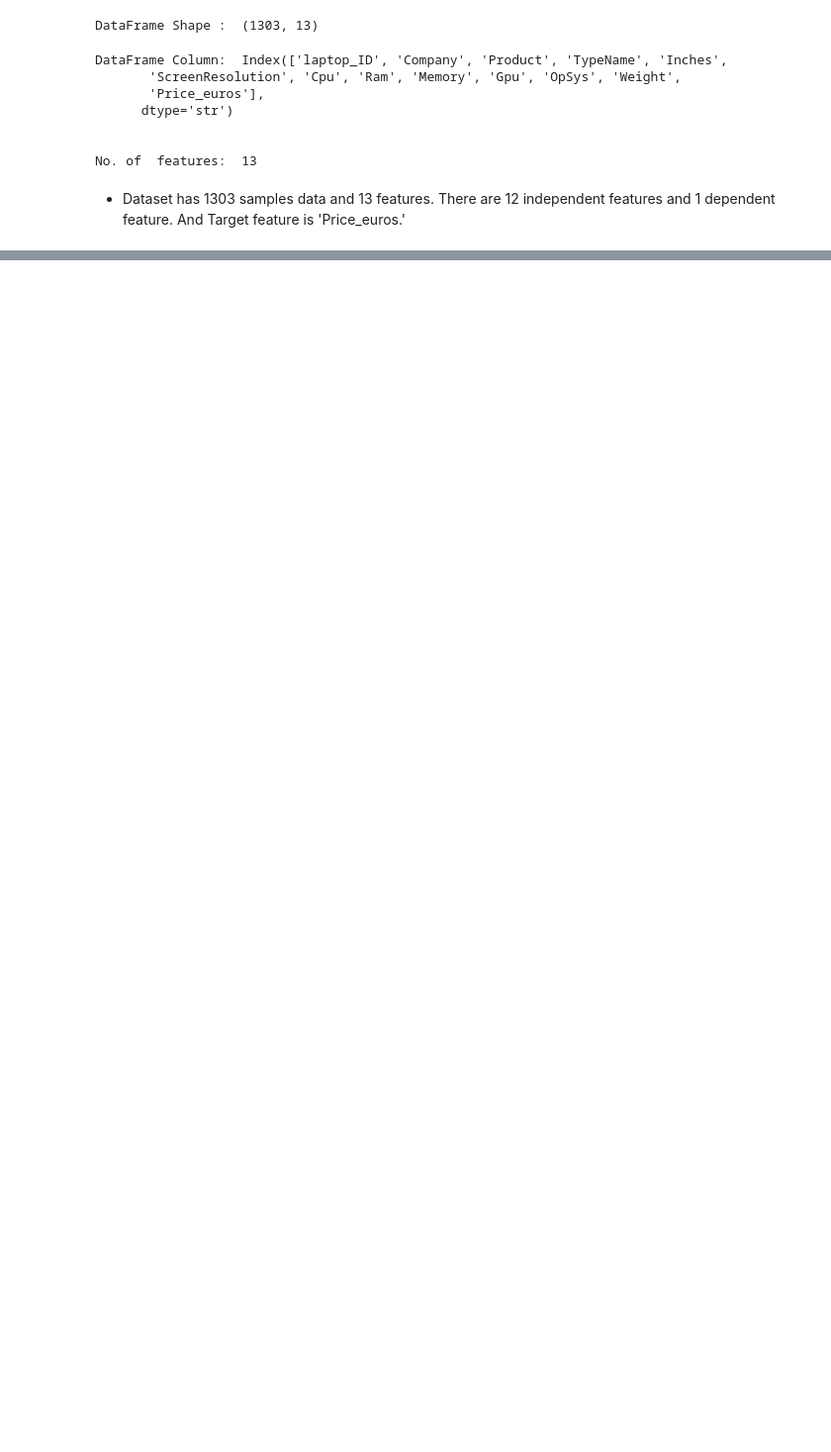
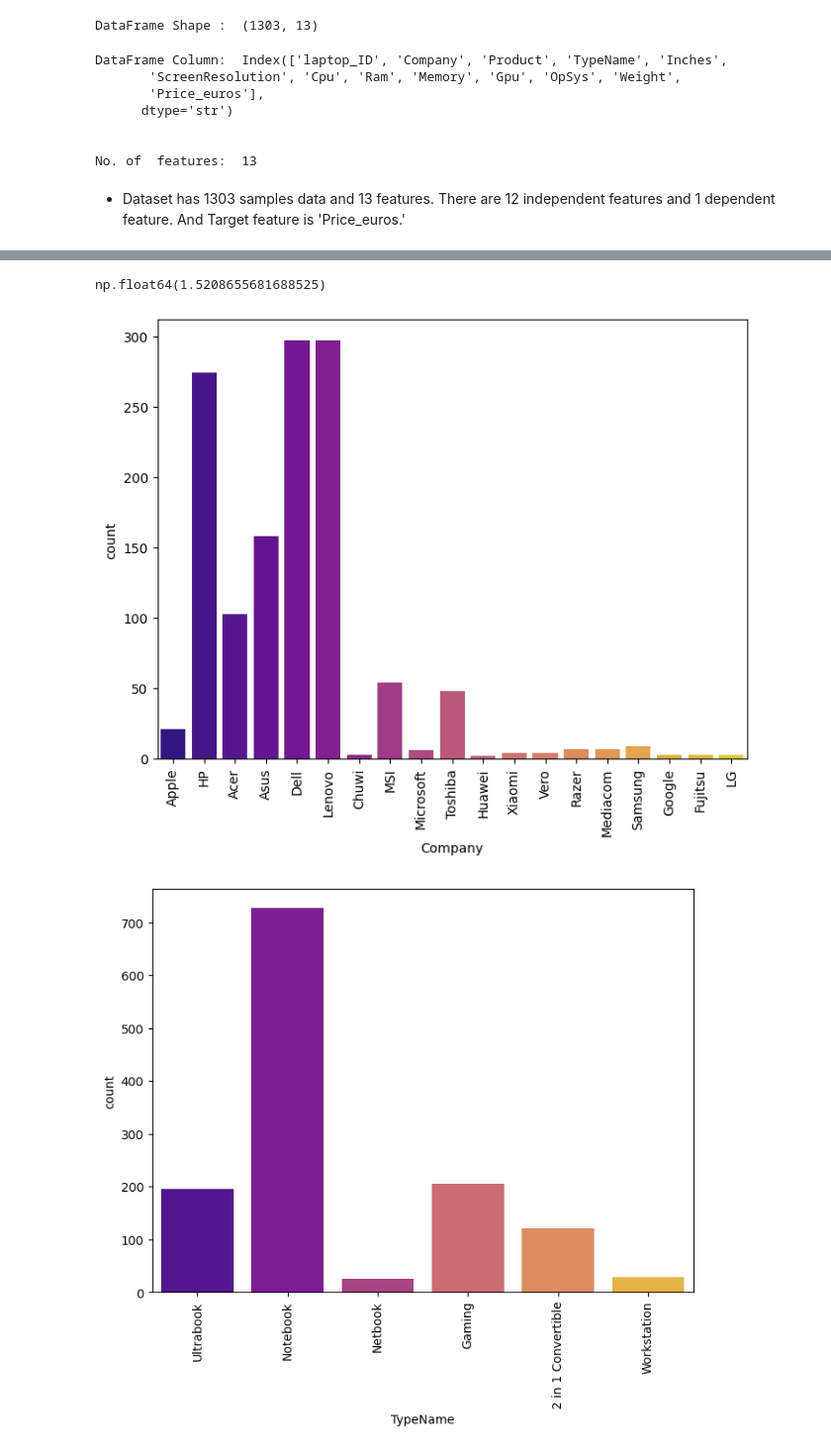
Before and after one commit to AnantVerma-2022/Linear-Regression-Laptop-Price-Predictions, a Jupyter notebook: laptop_price_prediction.ipynb, the cells around one changed output, grey strips where cells are left out. Shown at 99% size. Cells and saved outputs as stored; diff of their text form; code cells hidden in the pictures; blank space fills up the shorter version.

```diff
--- a/laptop_price_prediction.ipynb
+++ b/laptop_price_prediction.ipynb
@@ -90,0 +169,7 @@ No. of  features:  13
+# %%
+# Getting categorical and numerical feature
+
+cat_features = dataset.select_dtypes(include = 'object').columns
+# alternate way : [feature for feature in df.columns if df[feature].dtypes == 'object']
+num_features = dataset.select_dtypes(include = ['int32','int64','float32','float64']).columns
+# alternate way : [feature for feature in df.columns if df[feature].dtypes != 'object']
@@ -90,0 +201,11 @@ No. of  features:  13
+# %%
+# Function to get unique values present in cols
+
+def uniqueValues(feature):
+
+    print(f'Unique values in {feature} is : {dataset[feature].unique()}')
+
+for feature in cat_features:
+    uniqueValues(feature)
+    print('\n')
+    print('-'*100)
@@ -90,0 +354,15 @@ No. of  features:  13
+# %%
+dataset['Price_euros'].skew()
+# %% [output]
+np.float64(1.5208655681688525)
+# %%
+# Countplot for categorical feature having very less unique values
+
+for feature in ['Company', 'TypeName', 'OpSys']:
+
+    plt.figure(figsize = (8,6))
+    sns.countplot(data = dataset, x = dataset[feature], palette = 'plasma')
+    plt.xticks(rotation = 'vertical')
+# %% [output]
+[figure, added]
+[figure, added]
```
Also changed, not shown: parts of 36 cells of this notebook.
